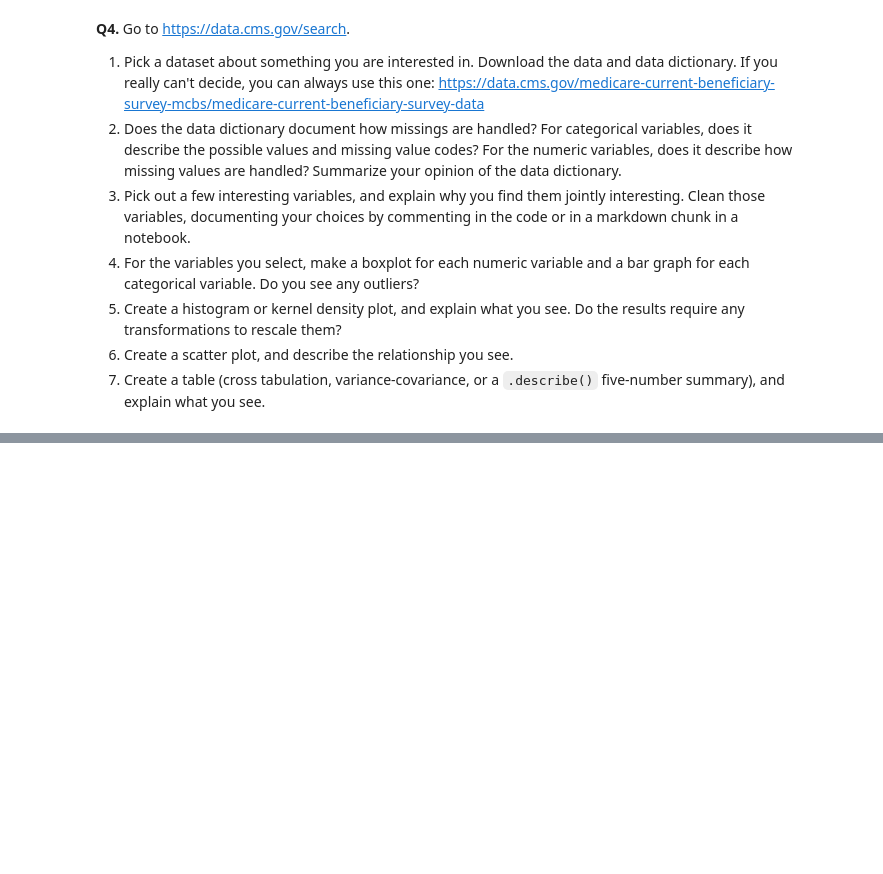
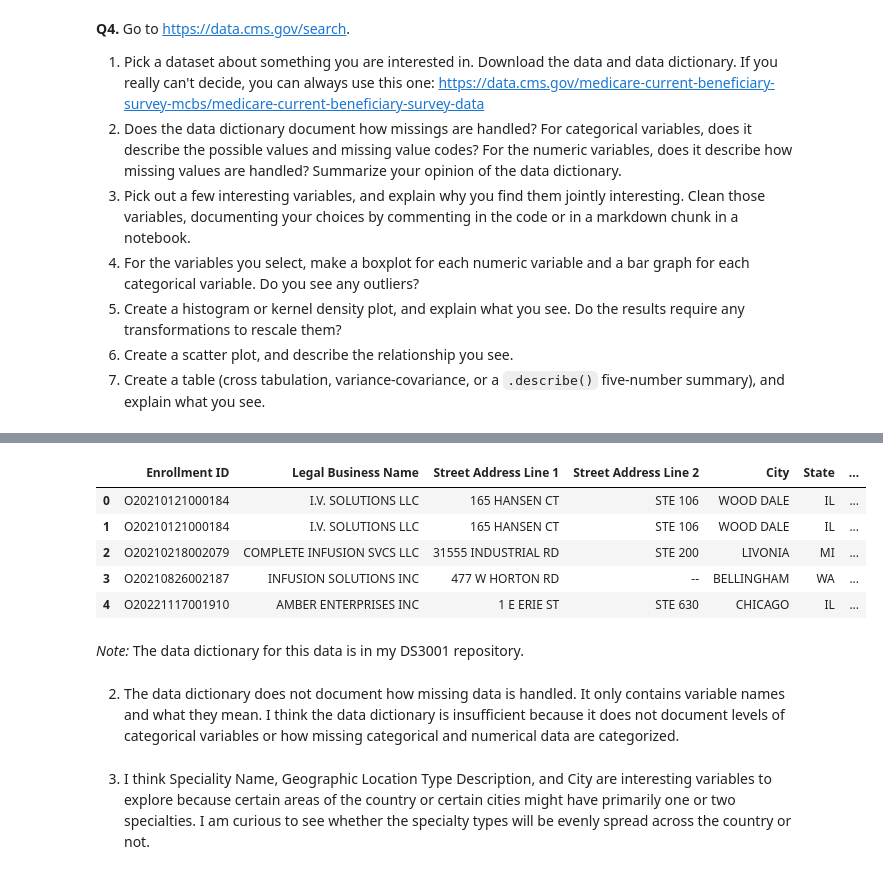
Before and after one commit to kelseymatsik/visualization, a Jupyter notebook: assignment/assignment.ipynb, the cells around one changed output, grey strips where cells are left out. Drawn from its saved outputs; the diff is of its cells as text; code cells hidden in the pictures; blank space fills up the shorter version.

```diff
--- a/assignment/assignment.ipynb
+++ b/assignment/assignment.ipynb
@@ -206,0 +217,17 @@ For some context, the Federal government ultimately spent about $4.4 trillion in
+# %%
+df = pd.read_csv("./DS3001/Home Infusion Therapy 2.12.2024.csv")
+df.head()
+# %% [output]
+|  | Enrollment ID | Legal Business Name | Street Address Line 1 | Street Address Line 2 | City | State | ... |
+| 0 | O20210121000184 | I.V. SOLUTIONS LLC | 165 HANSEN CT | STE 106 | WOOD DALE | IL | ... |
+| 1 | O20210121000184 | I.V. SOLUTIONS LLC | 165 HANSEN CT | STE 106 | WOOD DALE | IL | ... |
+| 2 | O20210218002079 | COMPLETE INFUSION SVCS LLC | 31555 INDUSTRIAL RD | STE 200 | LIVONIA | MI | ... |
+| 3 | O20210826002187 | INFUSION SOLUTIONS INC | 477 W HORTON RD | -- | BELLINGHAM | WA | ... |
+| 4 | O20221117001910 | AMBER ENTERPRISES INC | 1 E ERIE ST | STE 630 | CHICAGO | IL | ... |
+# %% [markdown]
+*Note:*
+The data dictionary for this data is in my DS3001 repository.
+# %% [markdown]
+2. The data dictionary does not document how missing data is handled. It only contains variable names and what they mean. I think the data dictionary is insufficient because it does not document levels of categorical variables or how missing categorical and numerical data are categorized.
+# %% [markdown]
+3. I think Speciality Name, Geographic Location Type Description, and City are interesting variables to explore because certain areas of the country or certain cities might have primarily one or two specialties. I am curious to see whether the specialty types will be evenly spread across the country or not.
```
Also changed, not shown: parts of 8 cells of this notebook.
